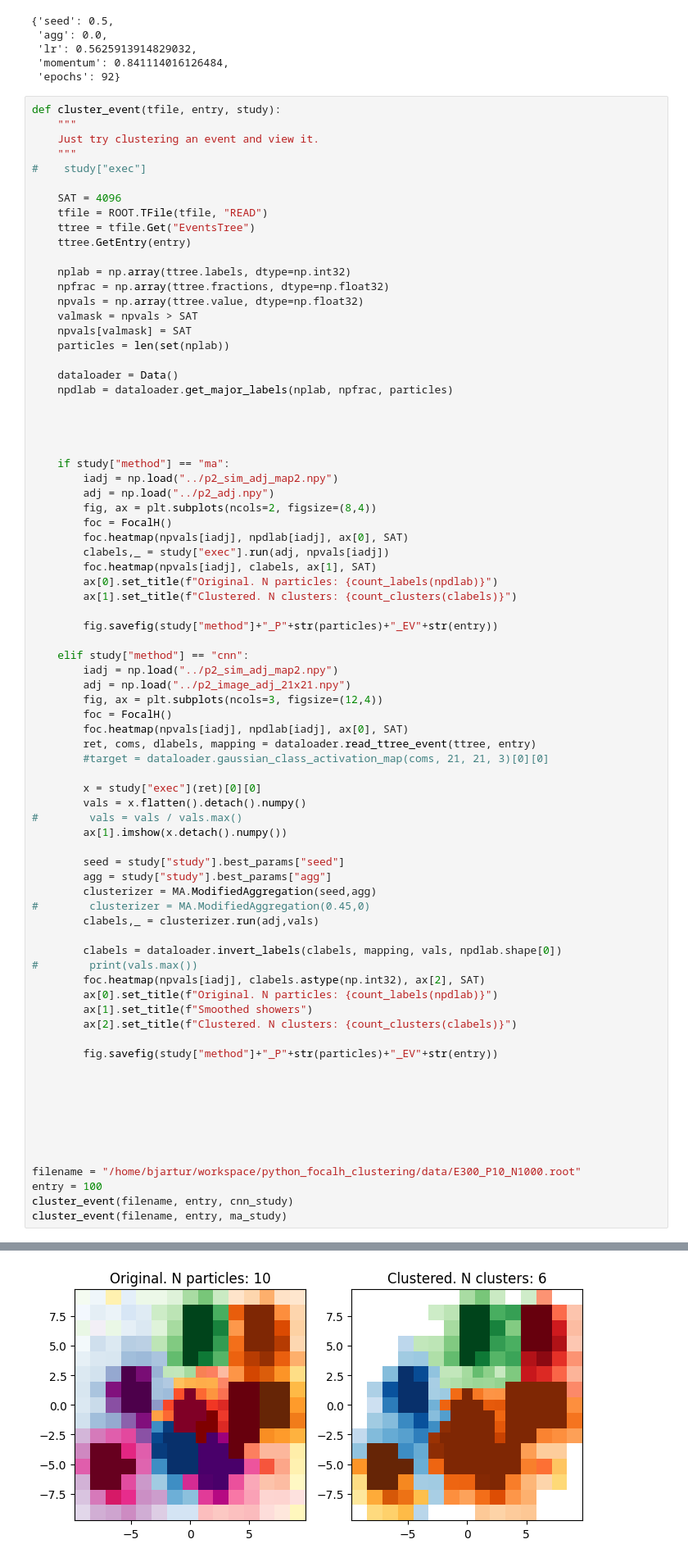
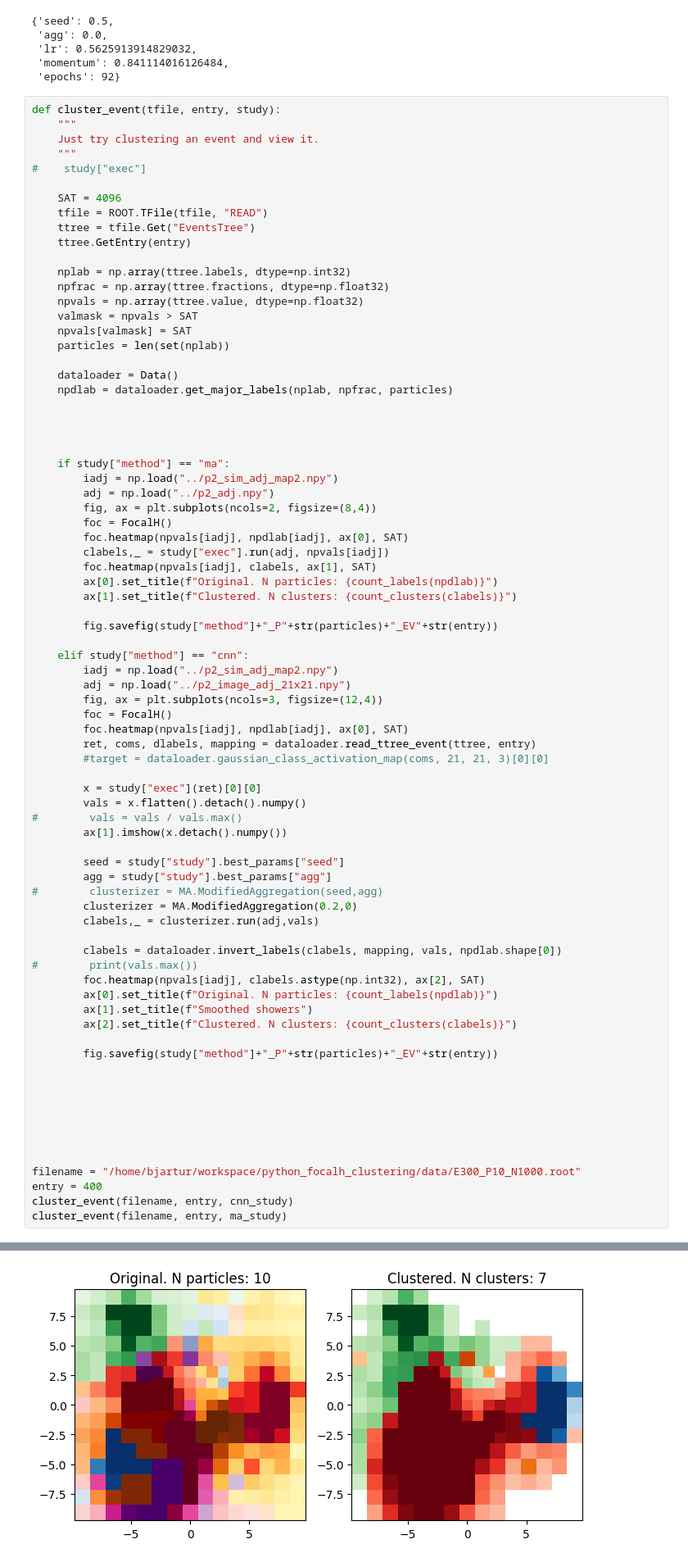
Before and after one commit to Bjartensen/python_focalh_clustering, a Jupyter notebook: notebooks/study.ipynb, the cells around one changed output, grey strips where cells are left out. Shown at 82% size. Drawn from its saved outputs; the diff is of its cells as text.

```diff
--- a/notebooks/study.ipynb
+++ b/notebooks/study.ipynb
@@ -127,8 +124,8 @@ def cluster_event(tfile, entry, study):
 
         seed = study["study"].best_params["seed"]
         agg = study["study"].best_params["agg"]
-        clusterizer = MA.ModifiedAggregation(seed,agg)
-#        clusterizer = MA.ModifiedAggregation(0.45,0)
+#        clusterizer = MA.ModifiedAggregation(seed,agg)
+        clusterizer = MA.ModifiedAggregation(0.2,0)
         clabels,_ = clusterizer.run(adj,vals)
 
         clabels = dataloader.invert_labels(clabels, mapping, vals, npdlab.shape[0])
@@ -147,7 +144,7 @@ def cluster_event(tfile, entry, study):
 
 
 filename = "/home/bjartur/workspace/python_focalh_clustering/data/E300_P10_N1000.root"
-entry = 100
+entry = 400
 cluster_event(filename, entry, cnn_study)
 cluster_event(filename, entry, ma_study)
 # %% [output]
@@ -157,4 +154,4 @@ cluster_event(filename, entry, ma_study)
-[figure, old version]
+[figure, new version]
 # %%
 x_synth = np.zeros(21*21, dtype=np.float32).reshape(21,21)
 
```
Also changed, not shown: parts of 2 cells of this notebook, 39 other files.
